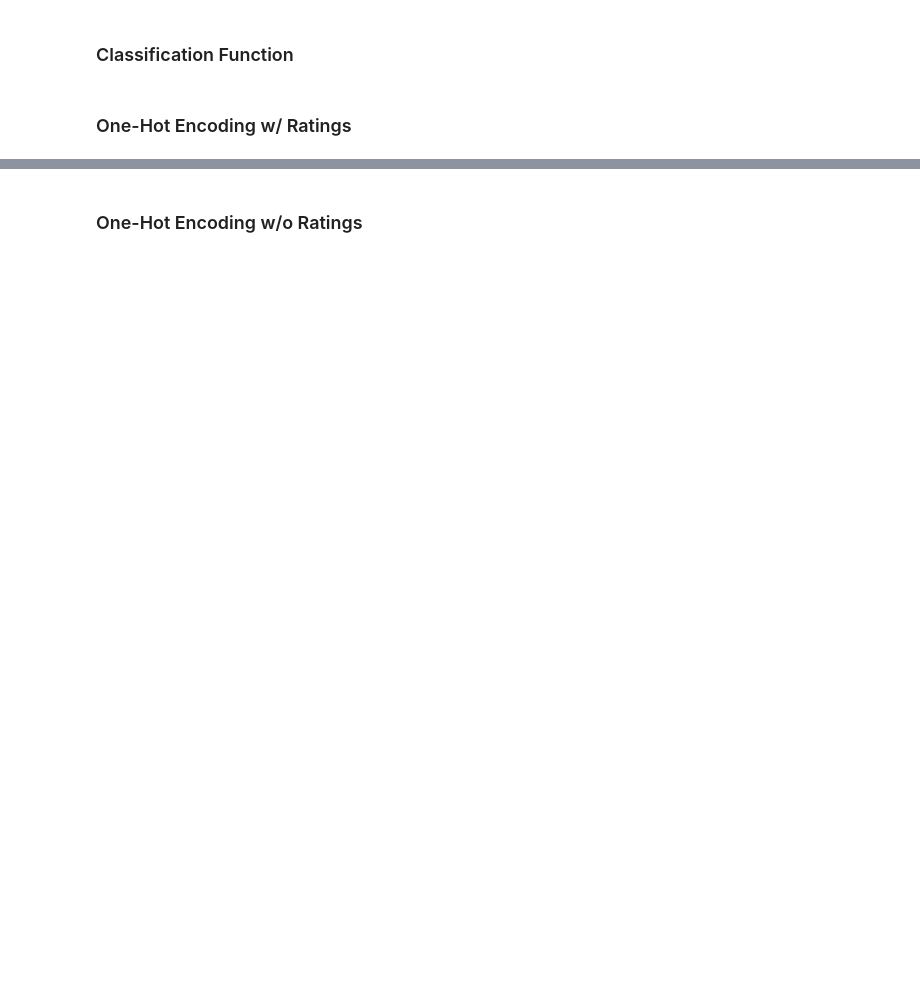
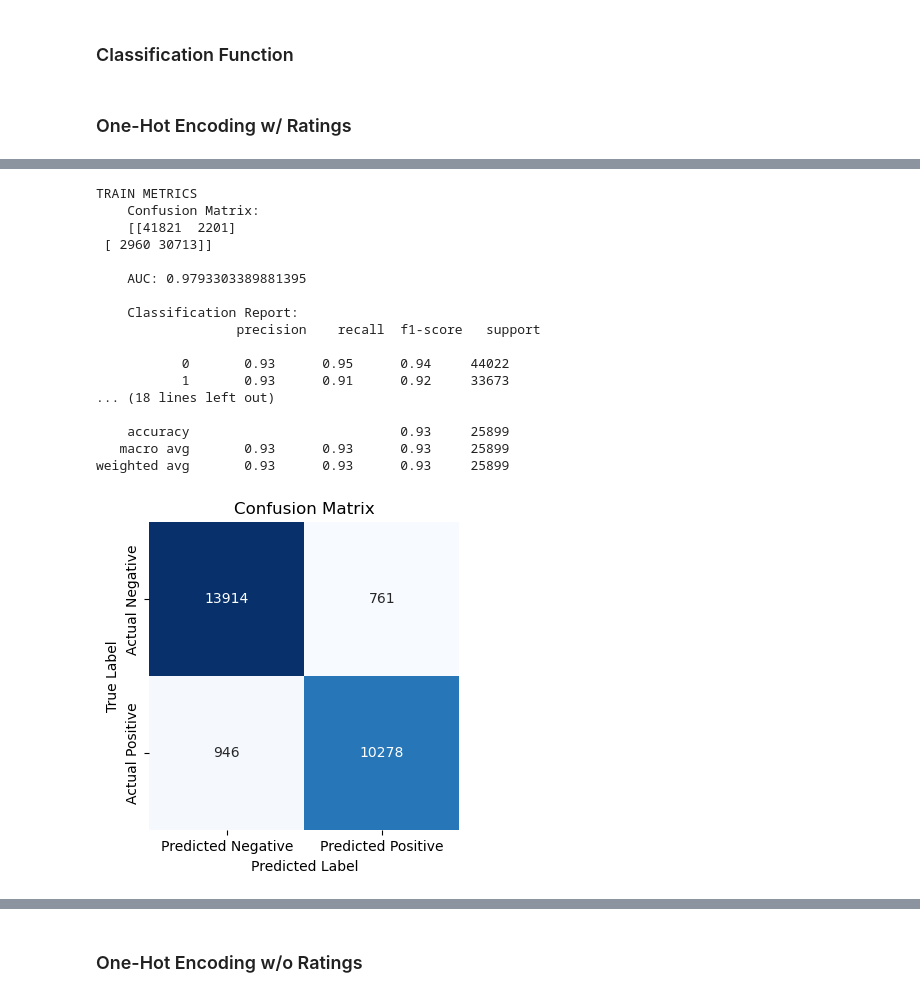
Before and after one commit to martabaker/ds_project_4, a Jupyter notebook: Notebooks/Modeling_Marta.ipynb, the cells around one changed output, grey strips where cells are left out. Saved outputs shown, nothing was run; the diff lists cells and outputs as text; code cells hidden in the pictures; blank space fills up the shorter version.

Commit message:
Started models

```diff
--- a/Notebooks/Modeling_Marta.ipynb
+++ b/Notebooks/Modeling_Marta.ipynb
@@ -37 +128,7 @@ df.head()
+# %%
+# Drop the id column
+df.drop(columns=['id'], inplace=True)
+# %%
+# Convert "Satisfaction" column into numeric values
+df["satisfaction"] = df.satisfaction.apply(lambda x: 1 if x=="satisfied" else 0)
 # %%
@@ -39,3 +160,9 @@ df.head()
+# %%
+# Create copies of the initial dataframe
+df1 = df.copy()
+df2 = df.copy()
+df3 = df.copy()
+df4 = df.copy()
 # %% [markdown]
 ### Classification Function
 # %%
@@ -130,0 +358,7 @@ def classModel(model, X_train, X_test, y_train, y_test):
+# %%
+ # Step 1: Get the data (NOTE: this is the original dataframe, not the one used for the correlations)
+X = df1.drop(columns=["satisfaction"])
+y = df1.satisfaction
+
+X_train, X_test, y_train, y_test = train_test_split(X, y, test_size=0.25, random_state=1, stratify=y)
+print(X_train.shape, X_test.shape)
@@ -130,0 +376,28 @@ def classModel(model, X_train, X_test, y_train, y_test):
+# %%
+# Step 2: Init the Model
+lr = Pipeline([
+    ('preprocessor', preprocessor),
+    ('classifier', LogisticRegression())
+])
+
+# Do Machine Learning
+classModel(lr, X_train, X_test, y_train, y_test)
+# %% [output]
+TRAIN METRICS
+    Confusion Matrix:
+    [[41821  2201]
+ [ 2960 30713]]
+
+    AUC: 0.9793303389881395
+
+    Classification Report:
+                  precision    recall  f1-score   support
+
+           0       0.93      0.95      0.94     44022
+           1       0.93      0.91      0.92     33673
+... (18 lines left out)
+
+    accuracy                           0.93     25899
+   macro avg       0.93      0.93      0.93     25899
+weighted avg       0.93      0.93      0.93     25899
+[figure, added]
```
Also changed, not shown: parts of 77 cells of this notebook, 1 other file.
